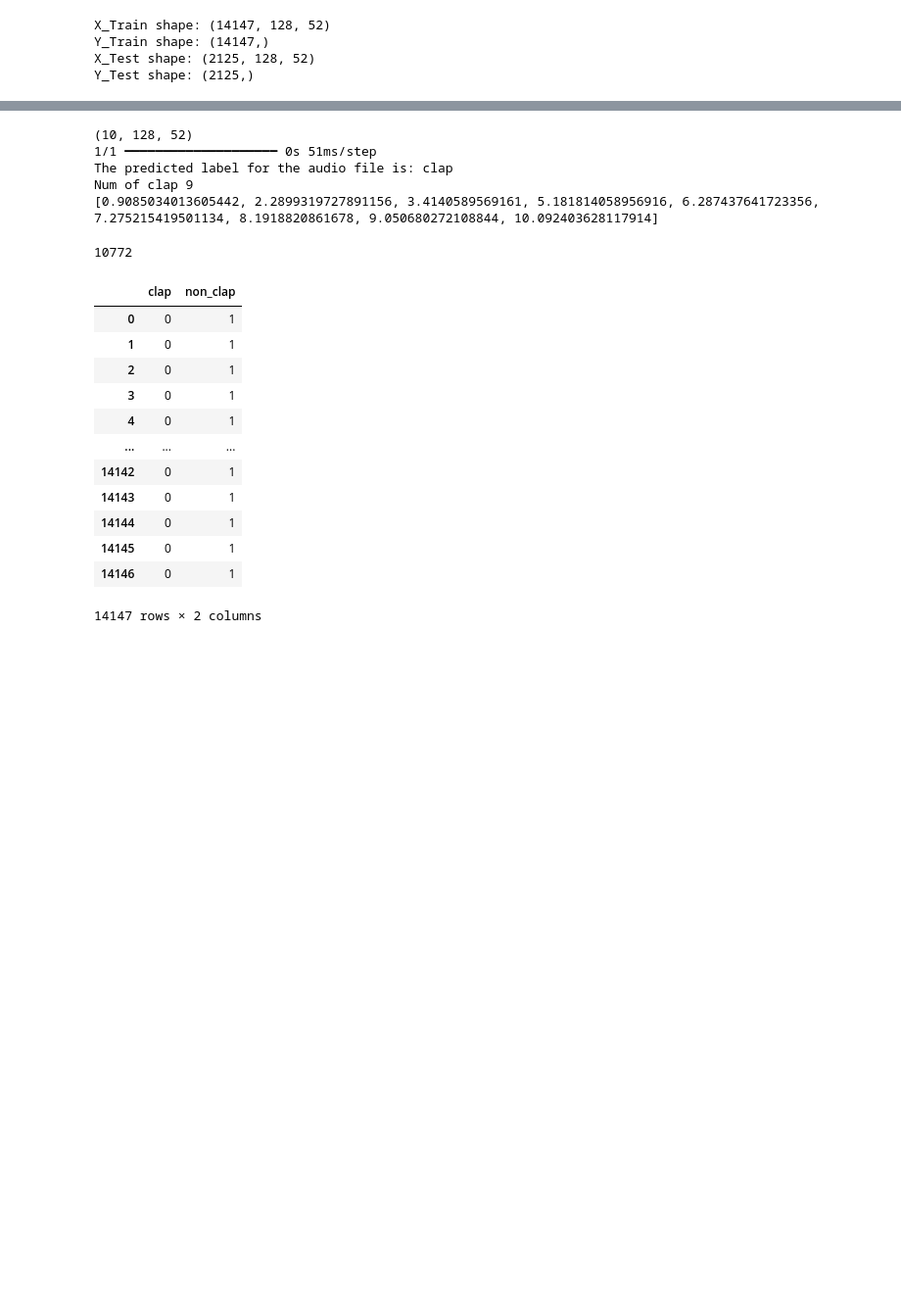
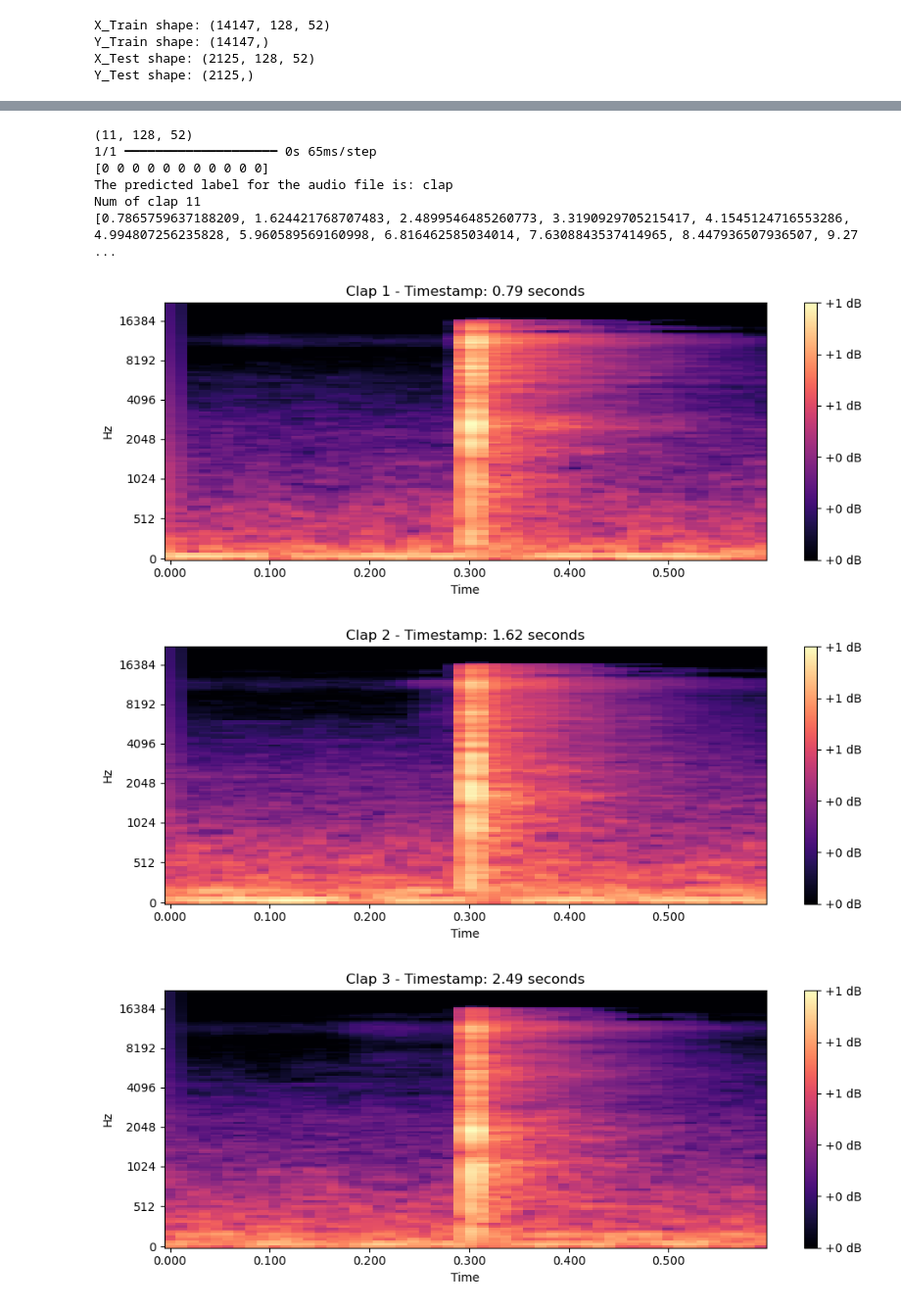
Before and after one commit to xaeoee/ClapNet, a Jupyter notebook: data_preprocessing.ipynb, the cells around one changed output, grey strips where cells are left out. Shown at 98% size. Cells and saved outputs as stored; diff of their text form; code cells hidden in the pictures; blank space fills up the shorter version.

```diff
--- a/data_preprocessing.ipynb
+++ b/data_preprocessing.ipynb
@@ -353,7 +349,7 @@ predictions = model.predict(X_Data)
 
 # Predict classes for each window
 predicted_classes = np.argmax(predictions, axis=1)
-
+print(predicted_classes)
 # Determine the final prediction based on the most common predicted class
 final_prediction = max(set(predicted_classes), key=list(predicted_classes).count)
 label_map = {0: 'clap', 1: 'non_clap'}  # Update this according to your label mapping used during model training
@@ -365,32 +361,32 @@ print(f'The predicted label for the audio file is: {final_label}')
 if final_label == 'clap':
     # Create a new list excluding timestamps where the predicted class is 'non_clap'
     timestamps = [timestamp for idx, timestamp in enumerate(timestamps) if predicted_classes[idx] != 1]
-
 print("Num of clap", len(timestamps))
 print(timestamps)
 # %% [output]
-(10, 128, 52)
-1/1 ━━━━━━━━━━━━━━━━━━━━ 0s 51ms/step
+(11, 128, 52)
+1/1 ━━━━━━━━━━━━━━━━━━━━ 0s 65ms/step
+[0 0 0 0 0 0 0 0 0 0 0]
 The predicted label for the audio file is: clap
-Num of clap 9
-[0.9085034013605442, 2.2899319727891156, 3.4140589569161, 5.181814058956916, 6.287437641723356, 7.275215419501134, 8.1918820861678, 9.050680272108844, 10.092403628117914]
+Num of clap 11
+[0.7865759637188209, 1.624421768707483, 2.4899546485260773, 3.3190929705215417, 4.1545124716553286, 4.994807256235828, 5.960589569160998, 6.816462585034014, 7.6308843537414965, 8.447936507936507, 9.27 ...
-# %%
-dependent['non_clap'].sum()
-# %% [output]
-10772
-# %%
-dependent
-# %% [output]
-|  | clap | non_clap |
-| 0 | 0 | 1 |
-| 1 | 0 | 1 |
-| 2 | 0 | 1 |
-| 3 | 0 | 1 |
-| 4 | 0 | 1 |
-| ... | ... | ... |
-| 14142 | 0 | 1 |
-| 14143 | 0 | 1 |
-| 14144 | 0 | 1 |
-| 14145 | 0 | 1 |
-| 14146 | 0 | 1 |
-14147 rows × 2 columns
+# %%
+# Function to plot Mel-spectrograms for 'clap' class
+def plot_clap_spectrograms(X_Data, predicted_classes):
+    clap_indices = [idx for idx, cls in enumerate(predicted_classes) if cls == 0]
+    num_claps = len(clap_indices)
+
+    for i, idx in enumerate(clap_indices):
+        plt.figure(figsize=(10, 4))
+        plt.title(f'Clap {i+1} - Timestamp: {timestamps[idx]:.2f} seconds')
+        librosa.display.specshow(X_Data[idx, :, :, 0], sr=sr, hop_length=hop_length, x_axis='time', y_axis='mel')
+        plt.colorbar(format='%+2.0f dB')
+        plt.tight_layout()
+        plt.show()
+
+# Plot the Mel-spectrograms for 'clap' class
+plot_clap_spectrograms(X_Data, predicted_classes)
+# %% [output]
+[figure, added]
+[figure, added]
+[figure, added]
```
Also changed, not shown: parts of 6 cells of this notebook, 6 other files.
